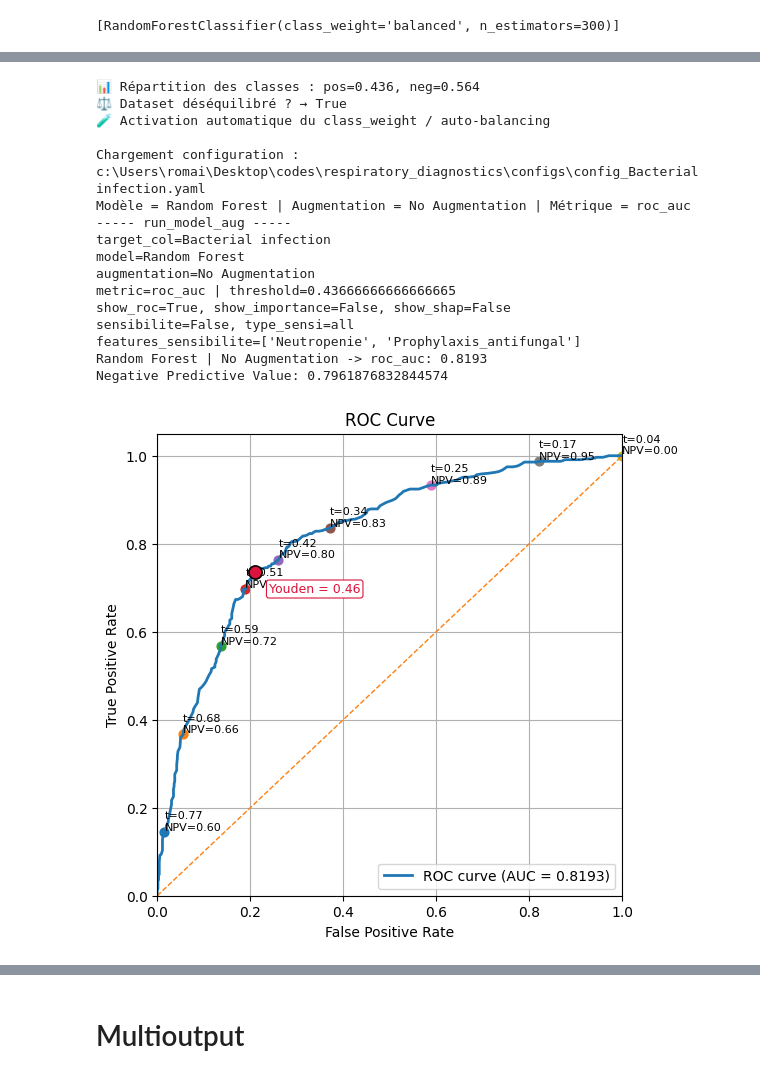
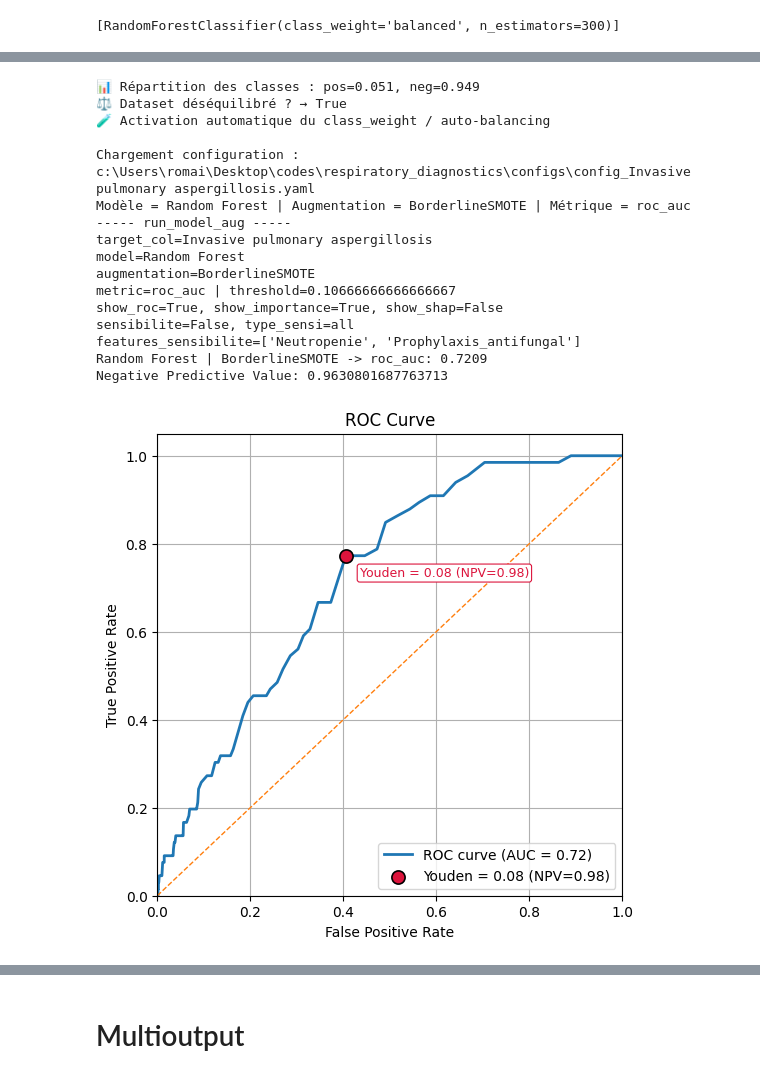
Before and after one commit to Romain-Forte/respiratory_diagnostics, a Jupyter notebook: dev_algo.ipynb, the cells around one changed output, grey strips where cells are left out. Drawn from its saved outputs; the diff is of its cells as text; code cells hidden in the pictures.

Commit message:
4 graphs

```diff
--- a/dev_algo.ipynb
+++ b/dev_algo.ipynb
@@ -132,2 +122,13 @@ Index(['Sex', 'Time H-ICU', 'TIME SYMPTOMES-ICU', 'Time  DG-ICU', 'Sys_dis',
       dtype='object')
 False
+# %%
+
+df__with_diag = pd.concat([df_features_clean,df_cat_clean],axis=1)
+
+enlever_clinic = lambda X: ((X["Pneumonia_clinic"] == 1) & (X["Pneumonia_microbio"] == 0) & (X["Bacterial infection"] == 1))
+mask = enlever_clinic(df__with_diag)
+df_features_clean = df_features_clean[~mask]
+df_cat_clean = df_cat_clean[~mask]
+df_features_clean  = df_features_clean.drop(columns =["Pneumonia_clinic", "Pneumonia_microbio"])
+
+df_features_clean.columns
@@ -139,14 +142,15 @@ mapping_etiology ={
                     'Bacterial infection' :['Bacterial infection'] ,
                     'Viral infection' :['Viral infection'] ,
                     'Invasive pulmonary aspergillosis' :['Invasive pulmonary aspergillosis'] ,
-                    # 'All fungus' : ["Other fungal ",'Mucorales'],
-                    'Other fungal' :["Other fungal "] ,
-                    'Mucorales' : ['Mucorales'],
+                    'All fungus' : ["Other fungal ",'Mucorales'],
+                    # 'Other fungal' :["Other fungal "] ,
+                    # 'Mucorales' : ['Mucorales'],
                     'Pneumocystis jirovecii infection' :[ 'Pneumocystis jirovecii infection'],
                     'Cardiogenic pulmonary oedema' : ['Cardiogenic pulmonary oedema'],
                     'Disease-related infiltrates':['Disease-related infiltrates'],
                     'Drug toxicity related' : ['Drug toxicity related'],
-                    'Other non infectious causes': ['Other non infectious causes','Other infection ','Transfusion-related acute lung injury'],
+                    'Other infection' : ['Other infection '],
+                    'Other non infectious causes': ['Other non infectious causes','Transfusion-related acute lung injury'],
                    # 'Undetermined cause':['Undetermined cause' ]
                     }
 from utils.data_quality import fusionner_labels
@@ -715,45 +751,54 @@ Index(['Bacterial infection', 'Viral infection',
       dtype='object')
 # %%
 sys.modules.pop('utils.run_model',None)
+sys.modules.pop('utils.visualisation',None)
+sys.modules.pop('utils.feature_importance',None)
 from utils.run_model import run_config_for_target
 import os
 config_dir = os.getcwd() + '\\configs\\'
-target_col = 'Bacterial infection'
+target_col = 'Invasive pulmonary aspergillosis'
+features_hemato =['Hem_mal_AML', 'Hem_mal_ALL', 'Hem_mal_Non_hodgkin_lymphoma',
+       'Hem_mal_myeloma', 'Hem_mal_hodgkin_lymphoma', 'Hem_mal_CLL',
+       'Hem_mal_CML', 'Hem_mal_MDS', 'Hem_mal_other']
+
 # cols = [ 'Other fungal', 'Mucorales',
 #        'Pneumocystis jirovecii infection', 'Cardiogenic pulmonary oedema',
 #        'Disease-related infiltrates', 'Drug toxicity related',
 #        'Other non infectious causes']
 features_sensibilite = ["Neutropenie", "Prophylaxis_antifungal"]
-# for target_col in cols:
-# condition = lambda X: (X["HSCT_BMT_Autograft"] == 1)
+#for target_col in df_labels_fusion.columns:
+condition = lambda X: (X[features_hemato] > 0).any(axis=1)
+# condition = lambda X: (X[features_hemato] == 0).all(axis=1)
+
 run_output = run_config_for_target(target_col,
-                        df_features_clean,
-                        df_labels_fusion,
-                        sensibilite = False,
-                        show_importance = False,
-                        show_roc = True,
-                        show_shap = False,
-
-                        features_sensibilite = features_sensibilite,
-                        type_sensi = 'all',
-                        method_importance = 'native_importance',
-                        config_dir = config_dir,
-                        condition_test=None)
+                     df_features_clean,
+                     df_labels_fusion,
+                     sensibilite = False,
+                     show_importance = True,
+                     show_roc = True,
+                     show_shap = False,
+                     features_sensibilite = features_sensibilite,
+                     type_sensi = 'all',
+                     method_importance = 'native_importance',
+                     config_dir = config_dir,
+                     condition_test=None,
+                       to_save = True,
+                     save_dir = r"C:\Users\romai\Desktop\travail\avancement\model_grid_search\\")
 # %% [output]
-📊 Répartition des classes : pos=0.436, neg=0.564
+📊 Répartition des classes : pos=0.051, neg=0.949
 ⚖️ Dataset déséquilibré ? → True
 🧪 Activation automatique du class_weight / auto-balancing
 
-Chargement configuration : c:\Users\romai\Desktop\codes\respiratory_diagnostics\configs\config_Bacterial infection.yaml
-Modèle = Random Forest | Augmentation = No Augmentation | Métrique = roc_auc
+Chargement configuration : c:\Users\romai\Desktop\codes\respiratory_diagnostics\configs\config_Invasive pulmonary aspergillosis.yaml
+Modèle = Random Forest | Augmentation = BorderlineSMOTE | Métrique = roc_auc
 ----- run_model_aug -----
-target_col=Bacterial infection
+target_col=Invasive pulmonary aspergillosis
 model=Random Forest
-augmentation=No Augmentation
-metric=roc_auc | threshold=0.43666666666666665
-show_roc=True, show_importance=False, show_shap=False
+augmentation=BorderlineSMOTE
+metric=roc_auc | threshold=0.10666666666666667
+show_roc=True, show_importance=True, show_shap=False
 sensibilite=False, type_sensi=all
 features_sensibilite=['Neutropenie', 'Prophylaxis_antifungal']
-Random Forest | No Augmentation -> roc_auc: 0.8193
-Negative Predictive Value: 0.7961876832844574
+Random Forest | BorderlineSMOTE -> roc_auc: 0.7209
+Negative Predictive Value: 0.9630801687763713
-[figure, old version]
+[figure, new version]
```
Also changed, not shown: parts of 16 cells of this notebook, 24 other files.
